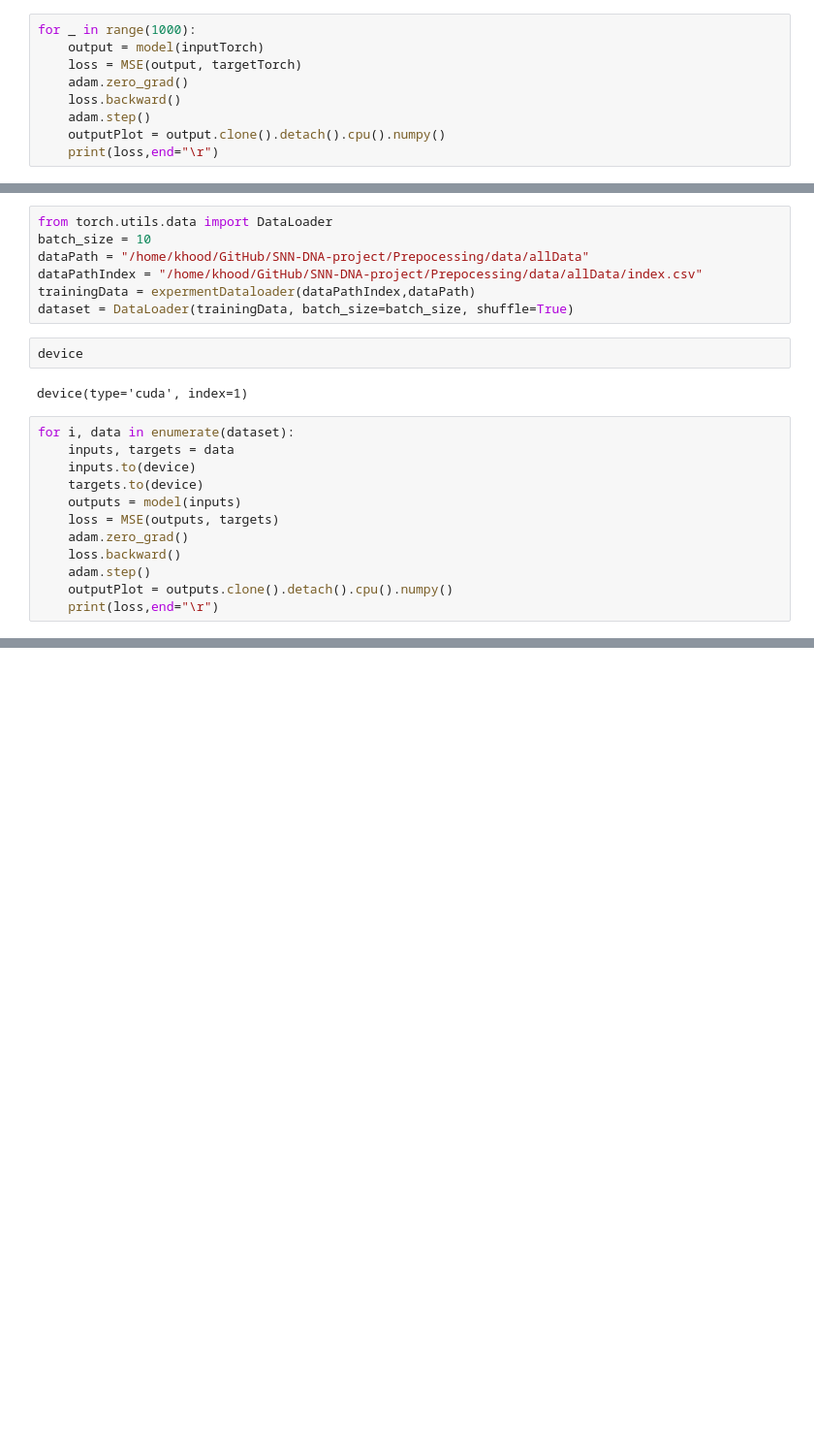
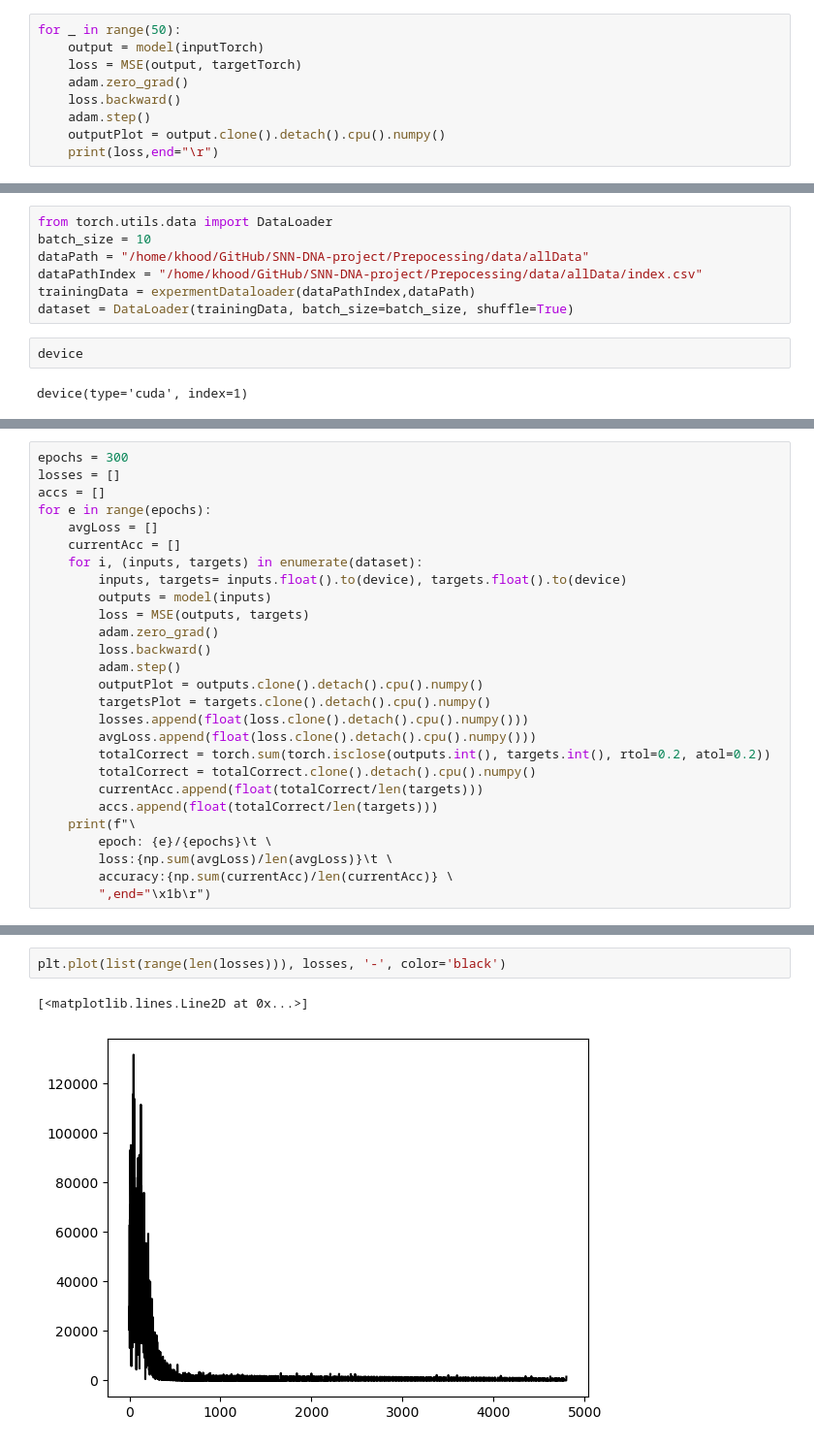
Before and after one commit to khood5/SNN-DNA-project, a Jupyter notebook: classicApproch.ipynb, the cells around one changed output, grey strips where cells are left out. Shown at 97% size. Cells and saved outputs as stored; diff of their text form; blank space fills up the shorter version.

Commit message:
got MLP model working 98% acc

```diff
--- a/classicApproch.ipynb
+++ b/classicApproch.ipynb
@@ -98,7 +98,7 @@ adam = torch.optim.Adam(model.parameters(),lr=0.00001)
 targetTorch = torch.tensor(target).float().to(device)
 inputTorch = torch.from_numpy(data).float().to(device)
 # %%
-for _ in range(1000):
+for _ in range(50):
     output = model(inputTorch)
     loss = MSE(output, targetTorch)
     adam.zero_grad()
@@ -123,15 +123,3 @@ dataset = DataLoader(trainingData, batch_size=batch_size, shuffle=True)
 device
 # %% [output]
 device(type='cuda', index=1)
-# %%
-for i, data in enumerate(dataset):
-    inputs, targets = data
-    inputs.to(device)
-    targets.to(device)
-    outputs = model(inputs)
-    loss = MSE(outputs, targets)
-    adam.zero_grad()
-    loss.backward()
-    adam.step()
-    outputPlot = outputs.clone().detach().cpu().numpy()
-    print(loss,end="\r")
@@ -139,0 +126,27 @@ RuntimeError: Expected all tensors to be on the same device, but found at least
+# %%
+epochs = 300
+losses = []
+accs = []
+for e in range(epochs):
+    avgLoss = []
+    currentAcc = []
+    for i, (inputs, targets) in enumerate(dataset):
+        inputs, targets= inputs.float().to(device), targets.float().to(device)
+        outputs = model(inputs)
+        loss = MSE(outputs, targets)
+        adam.zero_grad()
+        loss.backward()
+        adam.step()
+        outputPlot = outputs.clone().detach().cpu().numpy()
+        targetsPlot = targets.clone().detach().cpu().numpy()
+        losses.append(float(loss.clone().detach().cpu().numpy()))
+        avgLoss.append(float(loss.clone().detach().cpu().numpy()))
+        totalCorrect = torch.sum(torch.isclose(outputs.int(), targets.int(), rtol=0.2, atol=0.2))
+        totalCorrect = totalCorrect.clone().detach().cpu().numpy()
+        currentAcc.append(float(totalCorrect/len(targets)))
+        accs.append(float(totalCorrect/len(targets)))
+    print(f"\
+        epoch: {e}/{epochs}\t \
+        loss:{np.sum(avgLoss)/len(avgLoss)}\t \
+        accuracy:{np.sum(currentAcc)/len(currentAcc)} \
+        ",end="\x1b\r")
@@ -139,0 +155,5 @@ RuntimeError: Expected all tensors to be on the same device, but found at least
+# %%
+plt.plot(list(range(len(losses))), losses, '-', color='black')
+# %% [output]
+[<matplotlib.lines.Line2D at 0x...>]
+[figure, added]
```
Also changed, not shown: parts of 6 cells of this notebook.
